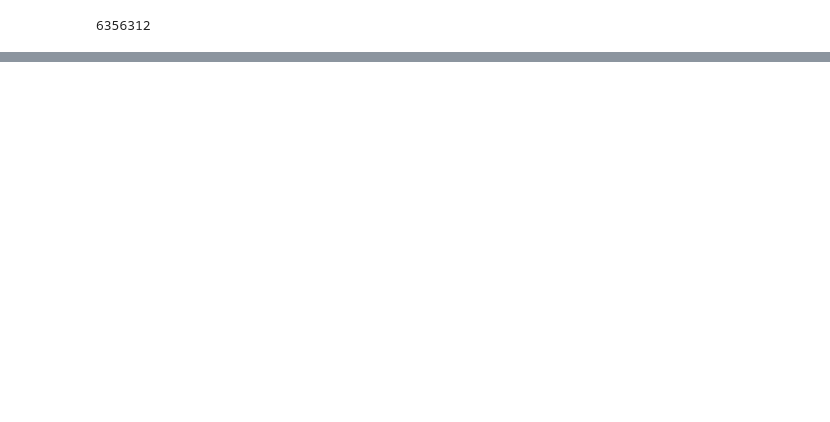
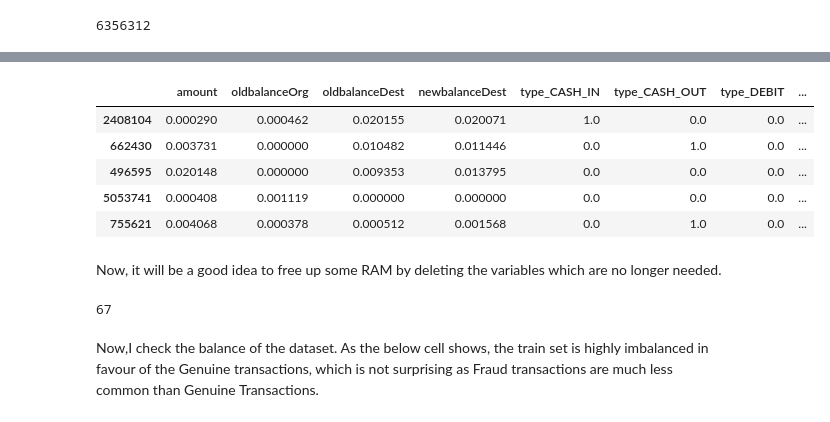
Before and after one commit to realshaktigupta/ML-Projects, a Jupyter notebook: fraud-detection.ipynb, the cells around one changed output, grey strips where cells are left out. Cells and saved outputs as stored; diff of their text form; code cells hidden in the pictures; blank space fills up the shorter version.

Commit message:
Kaggle Notebook | Detecting Fraud transactions with High Recall | Version 4

```diff
--- a/fraud-detection.ipynb
+++ b/fraud-detection.ipynb
@@ -223,2 +182,0 @@ clf2=RandomForestClassifier(n_estimators=10000,max_samples=30000,verbose=1,n_job
-# %%
-clf2.fit(X_train,y_train)
@@ -270,2 +182,0 @@ xgb=XGBClassifier(booster="dart")
-# %%
-xgb.fit(X_train,y_train)
@@ -296,0 +189,27 @@ len(np.unique(fraud['nameDest']))
+# %%
+def final_split_data(df):
+    df=df.drop(["nameOrig","nameDest","newbalanceOrig","isFlaggedFraud","step"],axis=1)
+    df=(df-df.min())/(df.max()-df.min()+1e-16) #min_max_scaling
+    X,y=df.drop(["isFraud"],axis=1),df["isFraud"]
+    X_train,X_test,y_train,y_test=train_test_split(X,y,train_size=0.7,random_state=42)
+    return(X_train,X_test,y_train,y_test)
+# %%
+X_train,X_test,y_train,y_test=final_split_data(fraud)
+# %%
+X_train.head()
+# %% [output]
+|  | amount | oldbalanceOrg | oldbalanceDest | newbalanceDest | type_CASH_IN | type_CASH_OUT | type_DEBIT | ... |
+| 2408104 | 0.000290 | 0.000462 | 0.020155 | 0.020071 | 1.0 | 0.0 | 0.0 | ... |
+| 662430 | 0.003731 | 0.000000 | 0.010482 | 0.011446 | 0.0 | 1.0 | 0.0 | ... |
+| 496595 | 0.020148 | 0.000000 | 0.009353 | 0.013795 | 0.0 | 0.0 | 0.0 | ... |
+| 5053741 | 0.000408 | 0.001119 | 0.000000 | 0.000000 | 0.0 | 0.0 | 0.0 | ... |
+| 755621 | 0.004068 | 0.000378 | 0.000512 | 0.001568 | 0.0 | 1.0 | 0.0 | ... |
+# %% [markdown]
+Now, it will be a good idea to free up some RAM by deleting the variables which are no longer needed.
+# %%
+del fraud,fraud_transactions,fraud_and_flagged_fraud_transactions,fraud_and_not_flagged_fraud_transactions,false_flags
+gc.collect()
+# %% [output]
+67
+# %% [markdown]
+Now,I check the balance of the dataset. As the below cell shows, the train set is highly imbalanced in favour of the Genuine transactions, which is not surprising as Fraud transactions are much less common than Genuine Transactions.
```
Also changed, not shown: parts of 47 cells of this notebook.
